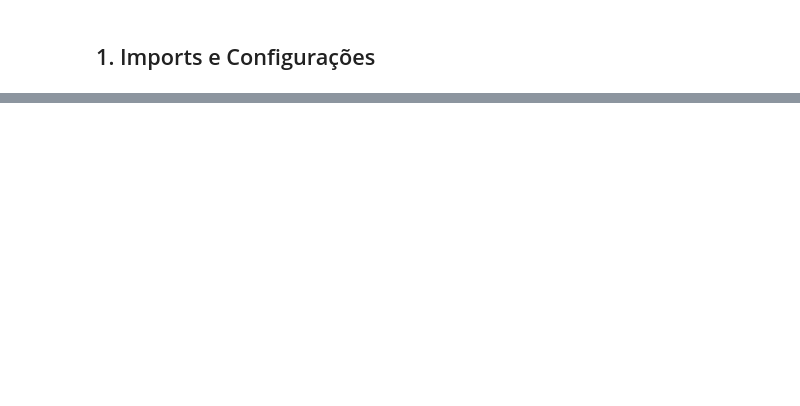
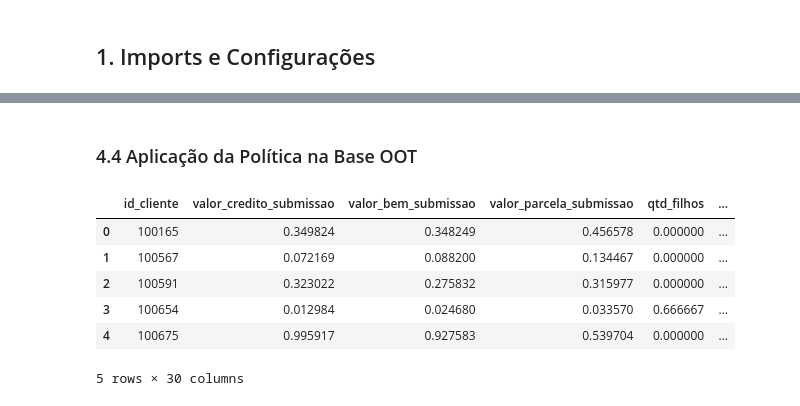
Before and after one commit to RenanScavazzini/case_datarisk, a Jupyter notebook: notebooks/07_credit_policy.ipynb, the cells around one changed output, grey strips where cells are left out. Drawn from its saved outputs; the diff is of its cells as text; code cells hidden in the pictures; blank space fills up the shorter version.

```diff
--- a/notebooks/07_credit_policy.ipynb
+++ b/notebooks/07_credit_policy.ipynb
@@ -321,0 +275,20 @@ Os artefatos gerados serão utilizados no próximo notebook, dedicado ao treinam
+# %% [markdown]
+### 4.4 Aplicação da Política na Base OOT
+# %%
+oot_scored = (
+    apply_rating_policy(
+        oot_scored,
+        rating_bins,
+        rating_labels
+    )
+)
+
+oot_scored.head()
+# %% [output]
+|  | id_cliente | valor_credito_submissao | valor_bem_submissao | valor_parcela_submissao | qtd_filhos | ... |
+| 0 | 100165 | 0.349824 | 0.348249 | 0.456578 | 0.000000 | ... |
+| 1 | 100567 | 0.072169 | 0.088200 | 0.134467 | 0.000000 | ... |
+| 2 | 100591 | 0.323022 | 0.275832 | 0.315977 | 0.000000 | ... |
+| 3 | 100654 | 0.012984 | 0.024680 | 0.033570 | 0.666667 | ... |
+| 4 | 100675 | 0.995917 | 0.927583 | 0.539704 | 0.000000 | ... |
+5 rows × 30 columns
```
Also changed, not shown: parts of 52 cells of this notebook, 13 other files.
